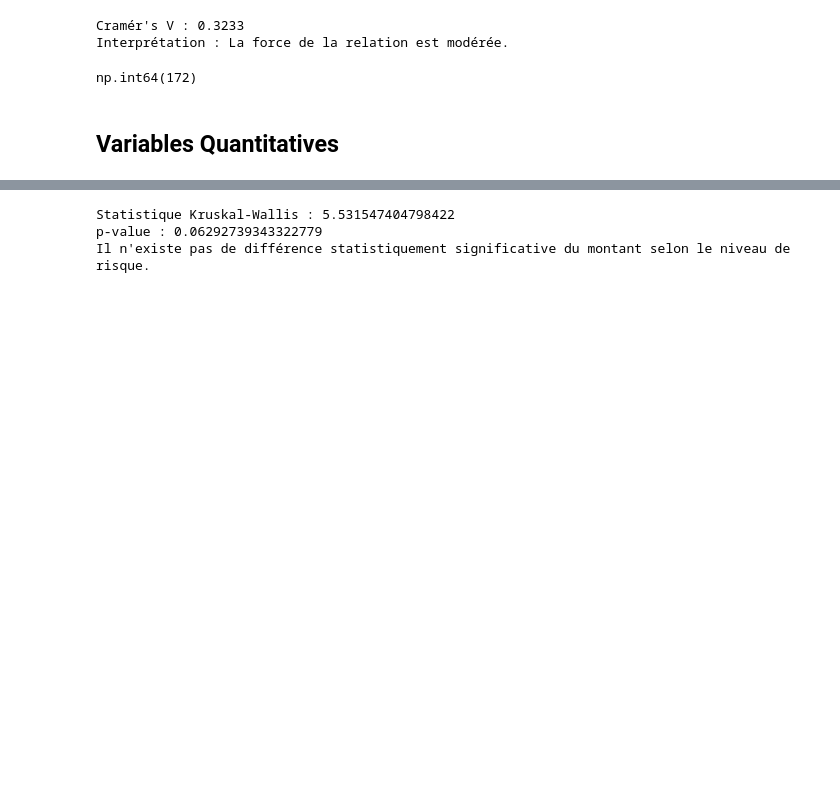
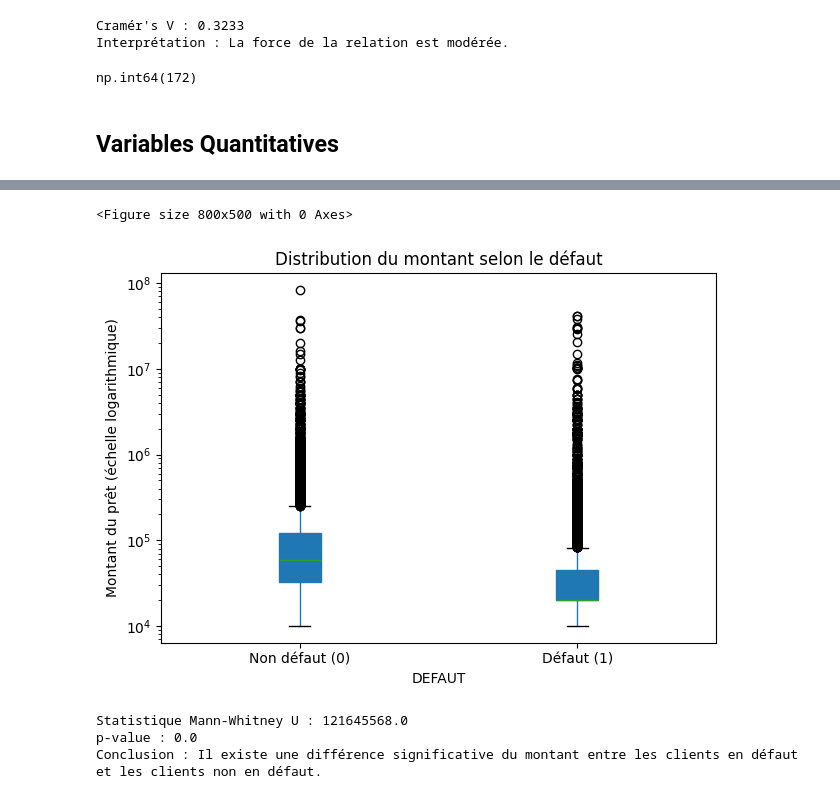
Before and after one commit to medmoude/cdd-credit-risk-scoring, a Jupyter notebook: bivariate_analysis.ipynb, the cells around one changed output, grey strips where cells are left out. Drawn from its saved outputs; the diff is of its cells as text; code cells hidden in the pictures; blank space fills up the shorter version.

```diff
--- a/bivariate_analysis.ipynb
+++ b/bivariate_analysis.ipynb
@@ -795,9 +796,12 @@ np.int64(172)
 # %%
-df.groupby("NIVEAU_RISQUE")["MONTANT"].agg(
-    Effectif="count",
-    Moyenne="mean",
-    Médiane="median",
-    Minimum="min",
-    Maximum="max",
-    Ecart_type="std"
-).round(2)
+variable = 'MONTANT'
+target = 'DEFAUT'
+
+# Convertir MONTANT en numérique
+df[variable] = pd.to_numeric(df[variable], errors='coerce')
+
+# Garder seulement les lignes utiles
+data = df[[variable, target]].dropna()
+
+# Garder seulement DEFAUT = 0 et DEFAUT = 1
+data = data[data[target].isin([0, 1])]
@@ -844,18 +824,44 @@ Passing `palette` without assigning `hue` is deprecated and will be removed in v
 # %%
-faible = df.loc[df["NIVEAU_RISQUE"] == "Faible", "MONTANT"]
-moyen = df.loc[df["NIVEAU_RISQUE"] == "Moyen", "MONTANT"]
-eleve = df.loc[df["NIVEAU_RISQUE"] == "Élevé", "MONTANT"]
+plt.figure(figsize=(8, 5))
 
-stat, p_value = kruskal(faible, moyen, eleve)
+data.boxplot(
+    column=variable,
+    by=target,
+    grid=False,
+    patch_artist=True
+)
 
-print("Statistique Kruskal-Wallis :", stat)
-print("p-value :", p_value)
+plt.yscale('log')
 
-if p_value < 0.05:
-    print("Il existe une différence statistiquement significative du montant selon le niveau de risque.")
-else:
-    print("Il n'existe pas de différence statistiquement significative du montant selon le niveau de risque.")
+plt.title('Distribution du montant selon le défaut')
+plt.suptitle('')
+plt.xlabel('DEFAUT')
+plt.ylabel('Montant du prêt (échelle logarithmique)')
+plt.xticks([1, 2], ['Non défaut (0)', 'Défaut (1)'])
+
+plt.tight_layout()
+plt.show()
 # %% [output]
-Statistique Kruskal-Wallis : 5.531547404798422
-p-value : 0.06292739343322779
-Il n'existe pas de différence statistiquement significative du montant selon le niveau de risque.
+<Figure size 800x500 with 0 Axes>
+[figure, added]
+# %%
+groupe_0 = data.loc[data[target] == 0, variable]
+groupe_1 = data.loc[data[target] == 1, variable]
+
+stat, p_value = mannwhitneyu(
+    groupe_0,
+    groupe_1,
+    alternative='two-sided'
+)
+
+print("Statistique Mann-Whitney U :", round(stat, 4))
+print("p-value :", p_value)
+
+if p_value < 0.05:
+    print("Conclusion : Il existe une différence significative du montant entre les clients en défaut et les clients non en défaut.")
+else:
+    print("Conclusion : Il n'existe pas de différence significative du montant entre les clients en défaut et les clients non en défaut.")
+# %% [output]
+Statistique Mann-Whitney U : 121645568.0
+p-value : 0.0
+Conclusion : Il existe une différence significative du montant entre les clients en défaut et les clients non en défaut.
```
Also changed, not shown: parts of 40 cells of this notebook, 3 other files.
